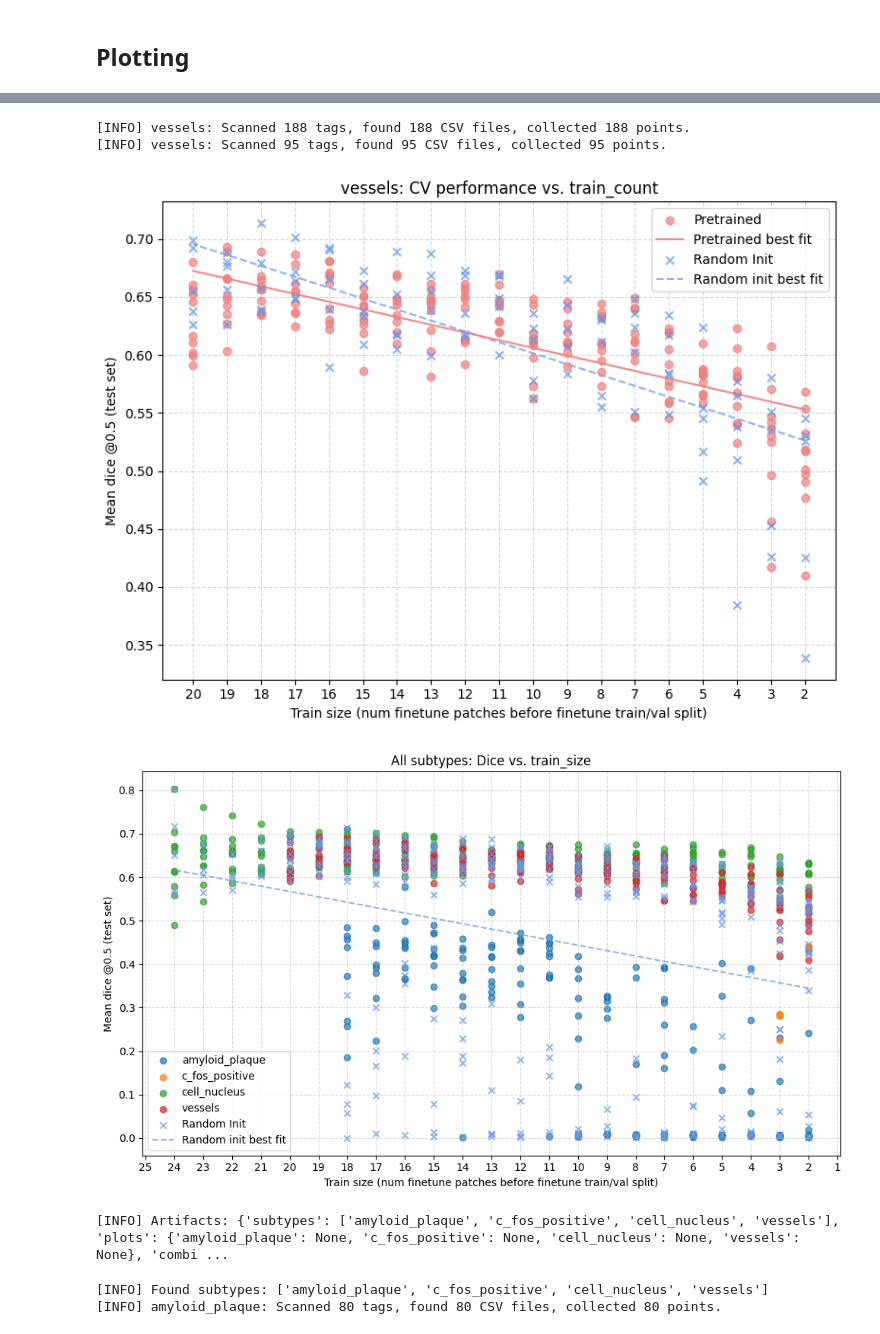
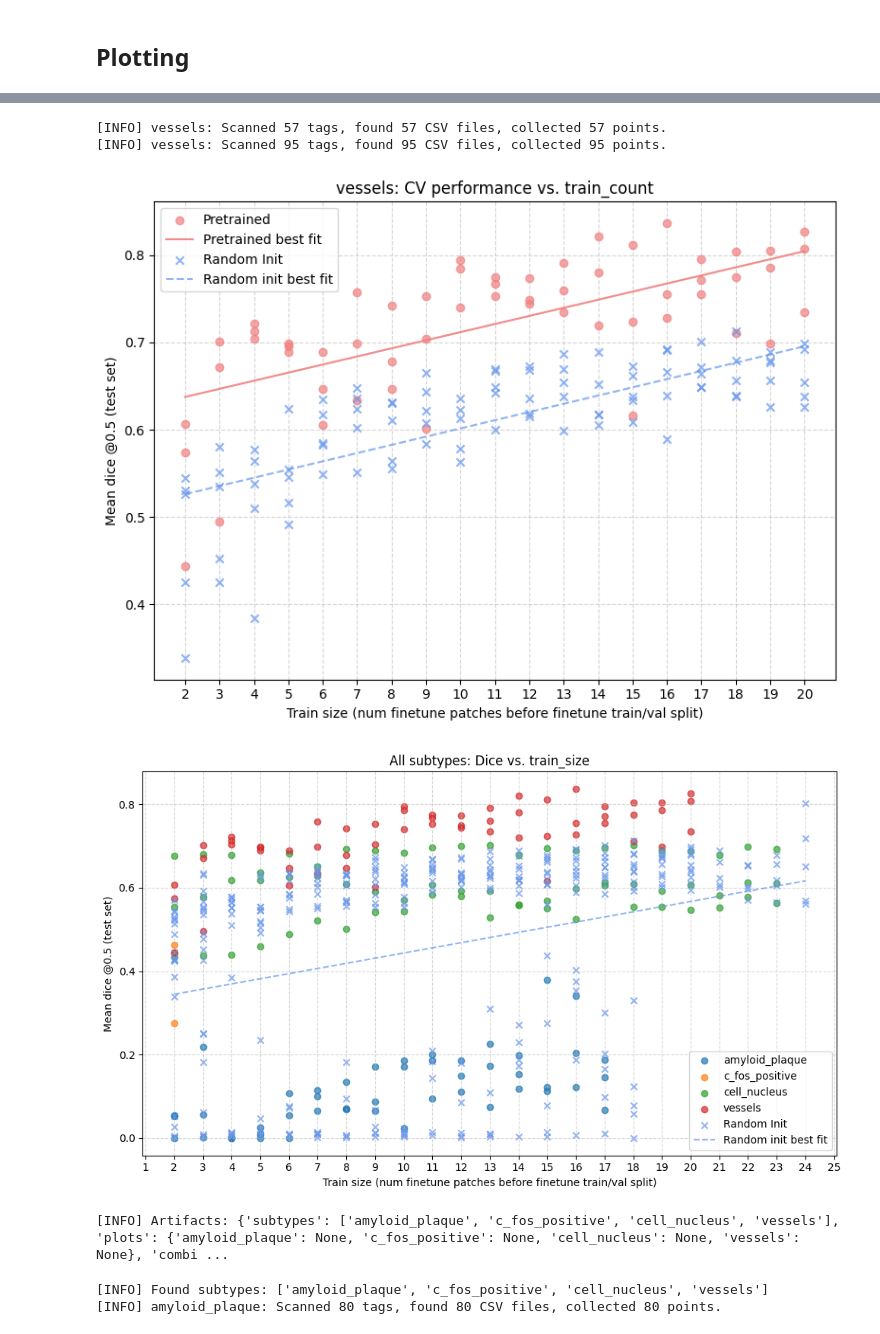
Before and after one commit to AdinaScheinfeld/ssl_project, a Jupyter notebook: notebooks/plot_dice_means_cv.ipynb, the cells around one changed output, grey strips where cells are left out. Saved outputs shown, nothing was run; the diff lists cells and outputs as text; code cells hidden in the pictures.

Commit message:
Reorder scatterplot axes

```diff
--- a/notebooks/plot_dice_means_cv.ipynb
+++ b/notebooks/plot_dice_means_cv.ipynb
@@ -563,11 +563,12 @@ def main(config):
 # main entry
 if __name__ == '__main__':
     cfg = PlotConfig(
-        ROOT='/ministorage/adina/selma_segmentation_preds/preds',
+        # ROOT='/ministorage/adina/selma_segmentation_preds/preds',
+        ROOT='/ministorage/adina/selma_segmentation_preds_autumn_sweep_27/preds',
         SUBTYPES=['ALL'],
         EXCLUDE_SUBTYPES=['cv_folds'],
         OUTPUT_DIR=None,
-        ASCENDING=False,
+        ASCENDING=True,
         SAVE_SUMMARY_CSV=False,
         PLOT_COMBINED=True,
         POINT_COLOR='lightcoral',
@@ -604,7 +605,7 @@ if __name__ == '__main__':
-[INFO] vessels: Scanned 188 tags, found 188 CSV files, collected 188 points.
+[INFO] vessels: Scanned 57 tags, found 57 CSV files, collected 57 points.
 [INFO] vessels: Scanned 95 tags, found 95 CSV files, collected 95 points.
-[figure, old version]
+[figure, new version]
-[figure, old version]
+[figure, new version]
 [INFO] Artifacts: {'subtypes': ['amyloid_plaque', 'c_fos_positive', 'cell_nucleus', 'vessels'], 'plots': {'amyloid_plaque': None, 'c_fos_positive': None, 'cell_nucleus': None, 'vessels': None}, 'combi ...
 # %%
 # main entry
```
Also changed, not shown: parts of 1 cell of this notebook.
